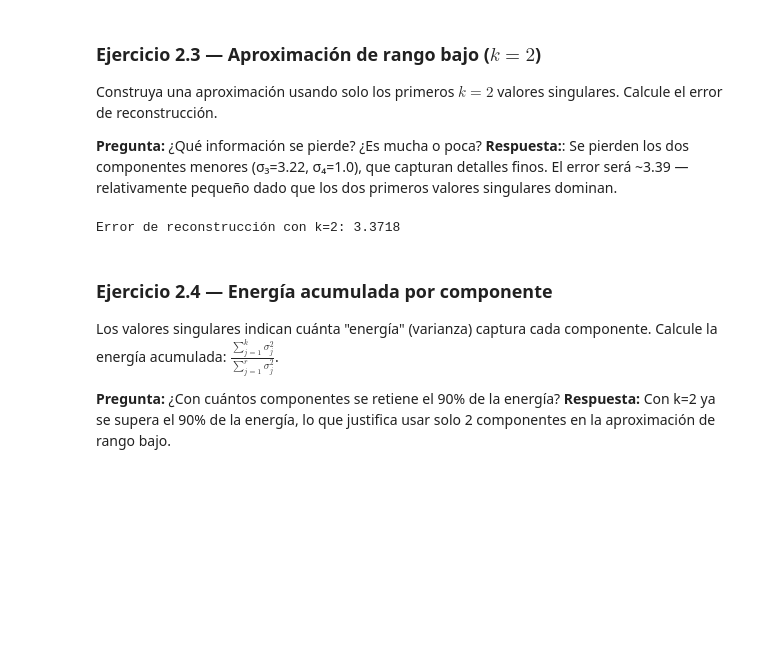
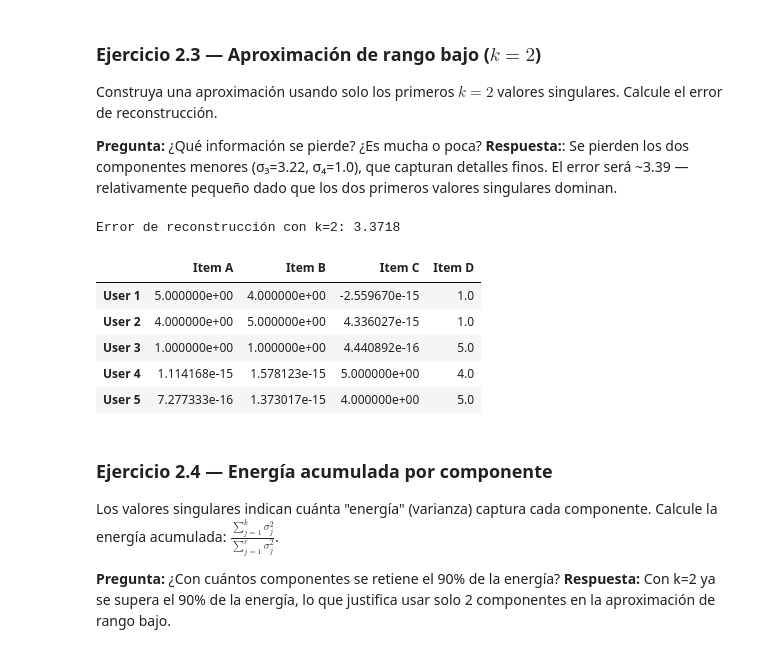
Before and after one commit to juanardila10/SistemasRecomendacion, a Jupyter notebook: MINE_4201_Laboratorio_3_V6.ipynb, the cells around one changed output. Cells and saved outputs as stored; diff of their text form; code cells hidden in the pictures; blank space fills up the shorter version.

```diff
--- a/MINE_4201_Laboratorio_3_V6.ipynb
+++ b/MINE_4201_Laboratorio_3_V6.ipynb
@@ -220,15 +226,25 @@ Calcule el error de reconstrucción.
 # %%
 # TODO: Construya la aproximación de rango k=2
 # 1. Cree Sigma_k con los primeros k valores singulares
 # 2. Multiplique U[:, :k] @ Sigma_k @ Vt[:k, :]
 k = 2
 Sigma_k = np.diag(s[:k])
 toy_rank_k = U[:, :k] @ Sigma_k @ Vt[:k, :]
 reconstruction_error = np.linalg.norm(toy_matrix - toy_rank_k)
 
 print(f"Error de reconstrucción con k={k}: {reconstruction_error:.4f}")
+
+# Se compara la matriz original con la reconstruida
+pd.DataFrame(reconstructed, columns=["Item A", "Item B", "Item C", "Item D"],
+             index=["User 1", "User 2", "User 3", "User 4", "User 5"])
 # %% [output]
 Error de reconstrucción con k=2: 3.3718
+|  | Item A | Item B | Item C | Item D |
+| User 1 | 5.000000e+00 | 4.000000e+00 | -2.559670e-15 | 1.0 |
+| User 2 | 4.000000e+00 | 5.000000e+00 | 4.336027e-15 | 1.0 |
+| User 3 | 1.000000e+00 | 1.000000e+00 | 4.440892e-16 | 5.0 |
+| User 4 | 1.114168e-15 | 1.578123e-15 | 5.000000e+00 | 4.0 |
+| User 5 | 7.277333e-16 | 1.373017e-15 | 4.000000e+00 | 5.0 |
 # %% [markdown]
 ### Ejercicio 2.4 — Energía acumulada por componente
 
```
Also changed, not shown: parts of 3 cells of this notebook.
